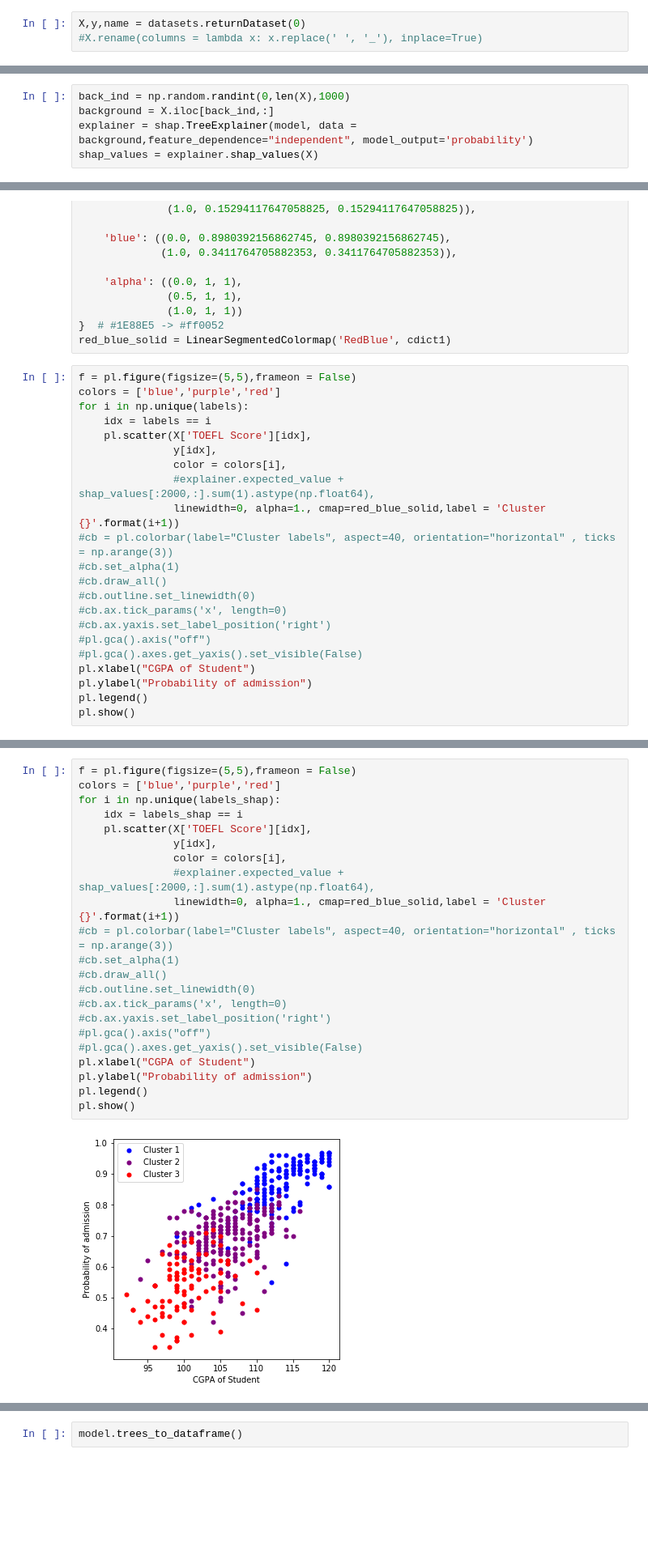
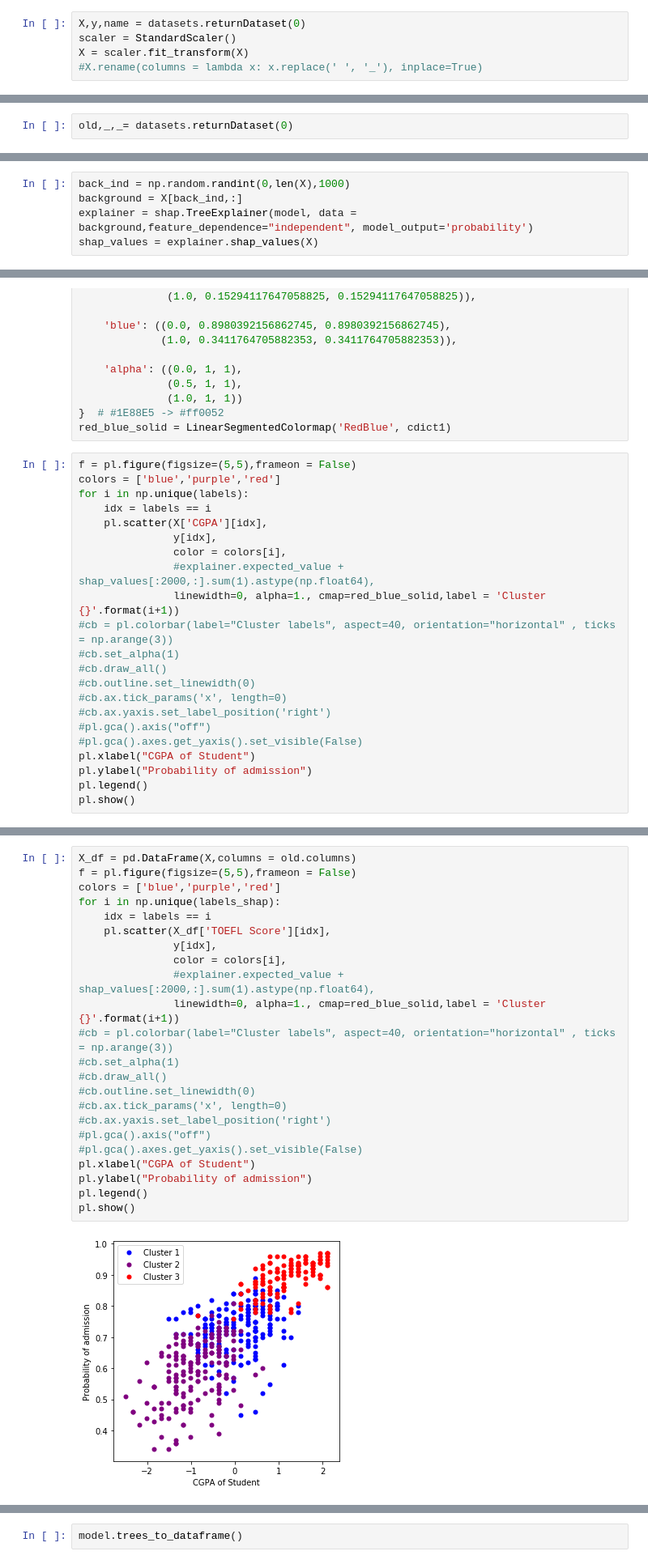
Before and after one commit to koralpc/shapley-bootstrapping, a Jupyter notebook: Notebooks/Untitled.ipynb, the cells around one changed output, grey strips where cells are left out. Shown at 81% size. Saved outputs shown, nothing was run; the diff lists cells and outputs as text; blank space fills up the shorter version.

```diff
--- a/Notebooks/Untitled.ipynb
+++ b/Notebooks/Untitled.ipynb
@@ -34,3 +35,5 @@ os.environ["PATH"] += os.pathsep + 'C:\\Users\\koral\\Documents\\release\\bin'
 # %%
 X,y,name = datasets.returnDataset(0)
+scaler = StandardScaler()
+X = scaler.fit_transform(X)
 #X.rename(columns = lambda x: x.replace(' ', '_'), inplace=True)
@@ -41,3 +40,5 @@ X.shape
+# %%
+old,_,_= datasets.returnDataset(0)
 # %%
 from sklearn.decomposition import PCA
 #X = np.array([[-1, -1], [-2, -1], [-3, -2], [1, 1], [2, 1], [3, 2]])
@@ -105,7 +106,7 @@ pl.show()
 [figure]
 # %%
 back_ind = np.random.randint(0,len(X),1000)
-background = X.iloc[back_ind,:]
+background = X[back_ind,:]
 explainer = shap.TreeExplainer(model, data = background,feature_dependence="independent", model_output='probability')
 shap_values = explainer.shap_values(X)
 # %%
@@ -271,7 +272,7 @@ f = pl.figure(figsize=(5,5),frameon = False)
 colors = ['blue','purple','red']
 for i in np.unique(labels):
     idx = labels == i
-    pl.scatter(X['TOEFL Score'][idx],
+    pl.scatter(X['CGPA'][idx],
                y[idx],
                color = colors[i],
                #explainer.expected_value + shap_values[:2000,:].sum(1).astype(np.float64),
@@ -293,27 +295,28 @@ pl.show()
 # %%
+X_df = pd.DataFrame(X,columns = old.columns)
 f = pl.figure(figsize=(5,5),frameon = False)
 colors = ['blue','purple','red']
 for i in np.unique(labels_shap):
-    idx = labels_shap == i
-    pl.scatter(X['TOEFL Score'][idx],
+    idx = labels == i
+    pl.scatter(X_df['TOEFL Score'][idx],
                y[idx],
                color = colors[i],
                #explainer.expected_value + shap_values[:2000,:].sum(1).astype(np.float64),
                linewidth=0, alpha=1., cmap=red_blue_solid,label = 'Cluster {}'.format(i+1))
 #cb = pl.colorbar(label="Cluster labels", aspect=40, orientation="horizontal" , ticks = np.arange(3))
 #cb.set_alpha(1)
 #cb.draw_all()
 #cb.outline.set_linewidth(0)
 #cb.ax.tick_params('x', length=0)
 #cb.ax.yaxis.set_label_position('right')
 #pl.gca().axis("off")
 #pl.gca().axes.get_yaxis().set_visible(False)
 pl.xlabel("CGPA of Student")
 pl.ylabel("Probability of admission")
 pl.legend()
 pl.show()
 # %% [output]
-[figure, old version]
+[figure, new version]
 # %%
 f = pl.figure(figsize=(5,5))
 pl.scatter(pca2[:,0],
```
Also changed, not shown: parts of 7 cells of this notebook, 21 other files.
